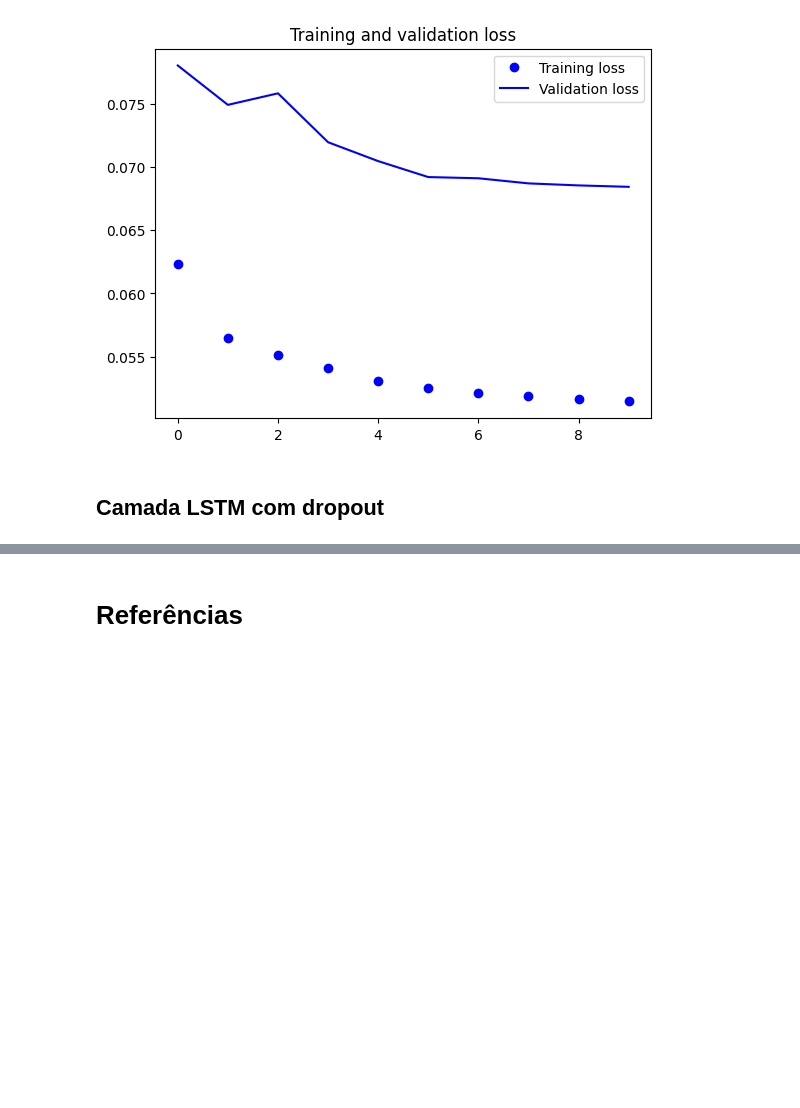
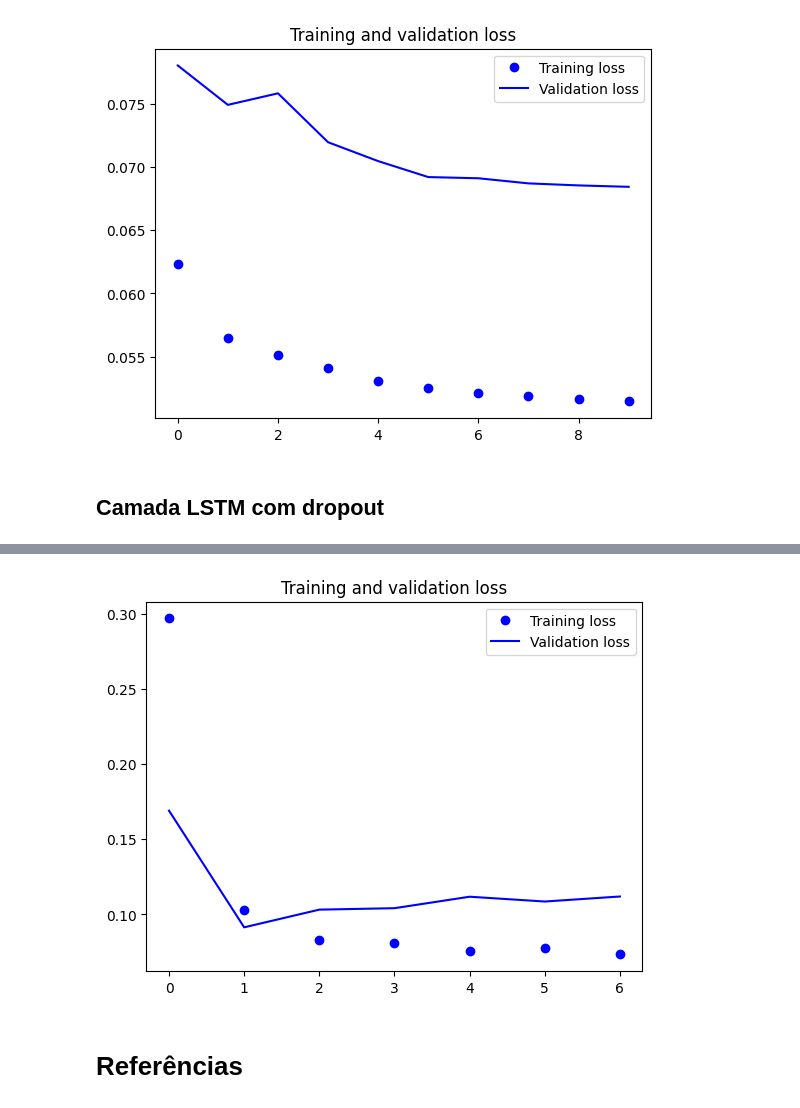
Before and after one commit to vinifm/pentagro, a Jupyter notebook: src/rnn.ipynb, the cells around one changed output, grey strips where cells are left out. Cells and saved outputs as stored; diff of their text form; code cells hidden in the pictures; blank space fills up the shorter version.

```diff
--- a/src/rnn.ipynb
+++ b/src/rnn.ipynb
@@ -294,0 +330,9 @@ KeyboardInterrupt:
+# %%
+model = keras.Sequential()
+model.add(keras.layers.Input(shape=(inputs.shape[1], inputs.shape[2])))
+model.add(keras.layers.Dense(64, activation='relu'))
+model.add(keras.layers.Dense(32, activation='relu'))
+model.add(keras.layers.Dense(1))
+
+model.compile(optimizer=keras.optimizers.Adam(learning_rate=learning_rate), loss="mae")
+model.summary()
@@ -294,0 +353,18 @@ KeyboardInterrupt:
+# %%
+path_checkpoint = "model_checkpoint_dense.weights.h5"
+es_callback = keras.callbacks.EarlyStopping(monitor="val_loss", min_delta=0, patience=5)
+
+modelckpt_callback = keras.callbacks.ModelCheckpoint(
+    monitor="val_loss",
+    filepath=path_checkpoint,
+    verbose=1,
+    save_weights_only=True,
+    save_best_only=True,
+)
+
+history = model.fit(
+    dataset_train,
+    epochs=epochs,
+    validation_data=dataset_val,
+    callbacks=[es_callback, modelckpt_callback],
+)
@@ -295,3 +389,21 @@ KeyboardInterrupt:
+# %%
+def plot_history(history):
+    loss = history.history['loss']
+    val_loss = history.history['val_loss']
+
+    plot_epochs = range(len(loss))
+
+    plt.figure()
+
+    plt.plot(plot_epochs, loss, 'bo', label='Training loss')
+    plt.plot(plot_epochs, val_loss, 'b', label='Validation loss')
+    plt.title('Training and validation loss')
+    plt.legend()
+
+    plt.show()
+plot_history(history)
+# %% [output]
+[figure, added]
 # %% [markdown]
 # Referências
 # %% [markdown]
```
Also changed, not shown: parts of 14 cells of this notebook, 3 other files.
